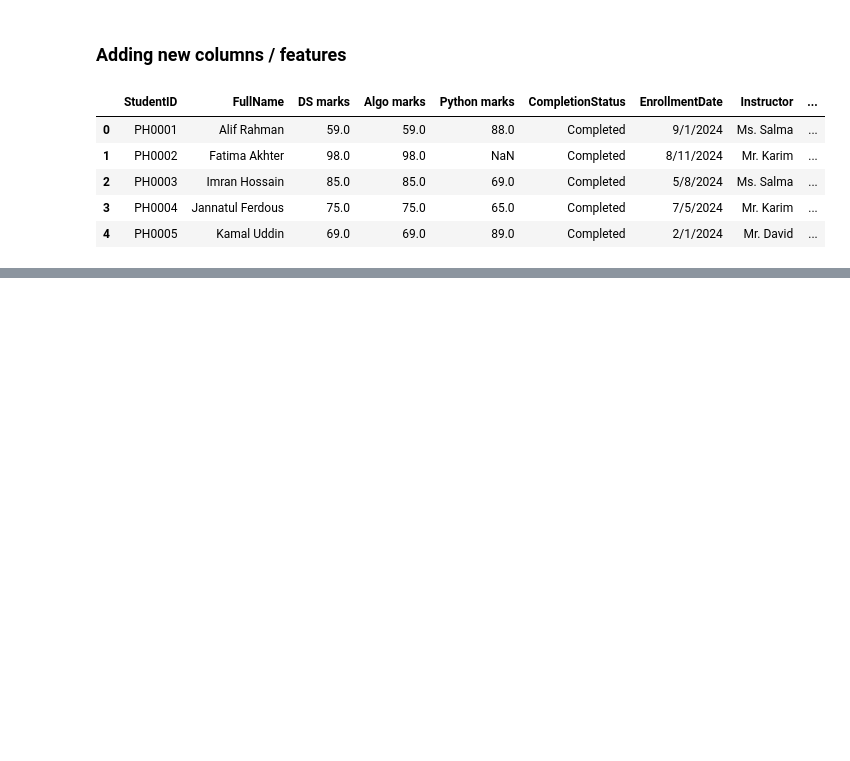
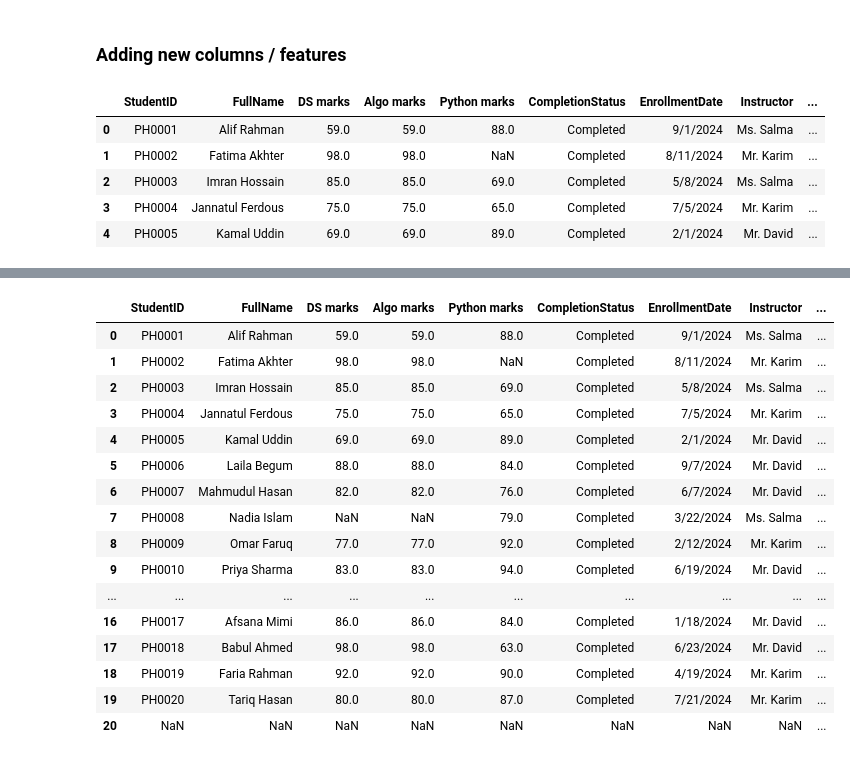
Before and after one commit to arefin-nabil/Python_Code, a Jupyter notebook: Study/D14_Pandas_Part2.ipynb, the cells around one changed output, grey strips where cells are left out. Saved outputs shown, nothing was run; the diff lists cells and outputs as text; code cells hidden in the pictures; blank space fills up the shorter version.

```diff
--- a/Study/D14_Pandas_Part2.ipynb
+++ b/Study/D14_Pandas_Part2.ipynb
@@ -112,0 +329,34 @@ df.tail()
+# %%
+# Custom function create
+def grade(marks):
+    if marks>=260:
+        return 'A+'
+    elif marks >=240:
+        return 'A'
+    elif marks >= 220:
+        return 'B'
+    elif marks >= 200:
+        return 'C'
+    else:
+        return 'F'
+
+df['Grade'] = df['Total Marks'].apply(grade)
+df
+# %% [output]
+|  | StudentID | FullName | DS marks | Algo marks | Python marks | CompletionStatus | EnrollmentDate | Instructor | ... |
+| 0 | PH0001 | Alif Rahman | 59.0 | 59.0 | 88.0 | Completed | 9/1/2024 | Ms. Salma | ... |
+| 1 | PH0002 | Fatima Akhter | 98.0 | 98.0 | NaN | Completed | 8/11/2024 | Mr. Karim | ... |
+| 2 | PH0003 | Imran Hossain | 85.0 | 85.0 | 69.0 | Completed | 5/8/2024 | Ms. Salma | ... |
+| 3 | PH0004 | Jannatul Ferdous | 75.0 | 75.0 | 65.0 | Completed | 7/5/2024 | Mr. Karim | ... |
+| 4 | PH0005 | Kamal Uddin | 69.0 | 69.0 | 89.0 | Completed | 2/1/2024 | Mr. David | ... |
+| 5 | PH0006 | Laila Begum | 88.0 | 88.0 | 84.0 | Completed | 9/7/2024 | Mr. David | ... |
+| 6 | PH0007 | Mahmudul Hasan | 82.0 | 82.0 | 76.0 | Completed | 6/7/2024 | Mr. David | ... |
+| 7 | PH0008 | Nadia Islam | NaN | NaN | 79.0 | Completed | 3/22/2024 | Ms. Salma | ... |
+| 8 | PH0009 | Omar Faruq | 77.0 | 77.0 | 92.0 | Completed | 2/12/2024 | Mr. Karim | ... |
+| 9 | PH0010 | Priya Sharma | 83.0 | 83.0 | 94.0 | Completed | 6/19/2024 | Mr. David | ... |
+| ... | ... | ... | ... | ... | ... | ... | ... | ... | ... |
+| 16 | PH0017 | Afsana Mimi | 86.0 | 86.0 | 84.0 | Completed | 1/18/2024 | Mr. David | ... |
+| 17 | PH0018 | Babul Ahmed | 98.0 | 98.0 | 63.0 | Completed | 6/23/2024 | Mr. David | ... |
+| 18 | PH0019 | Faria Rahman | 92.0 | 92.0 | 90.0 | Completed | 4/19/2024 | Mr. Karim | ... |
+| 19 | PH0020 | Tariq Hasan | 80.0 | 80.0 | 87.0 | Completed | 7/21/2024 | Mr. Karim | ... |
+| 20 | NaN | NaN | NaN | NaN | NaN | NaN | NaN | NaN | ... |
```
Also changed, not shown: parts of 28 cells of this notebook, 3 other files.
